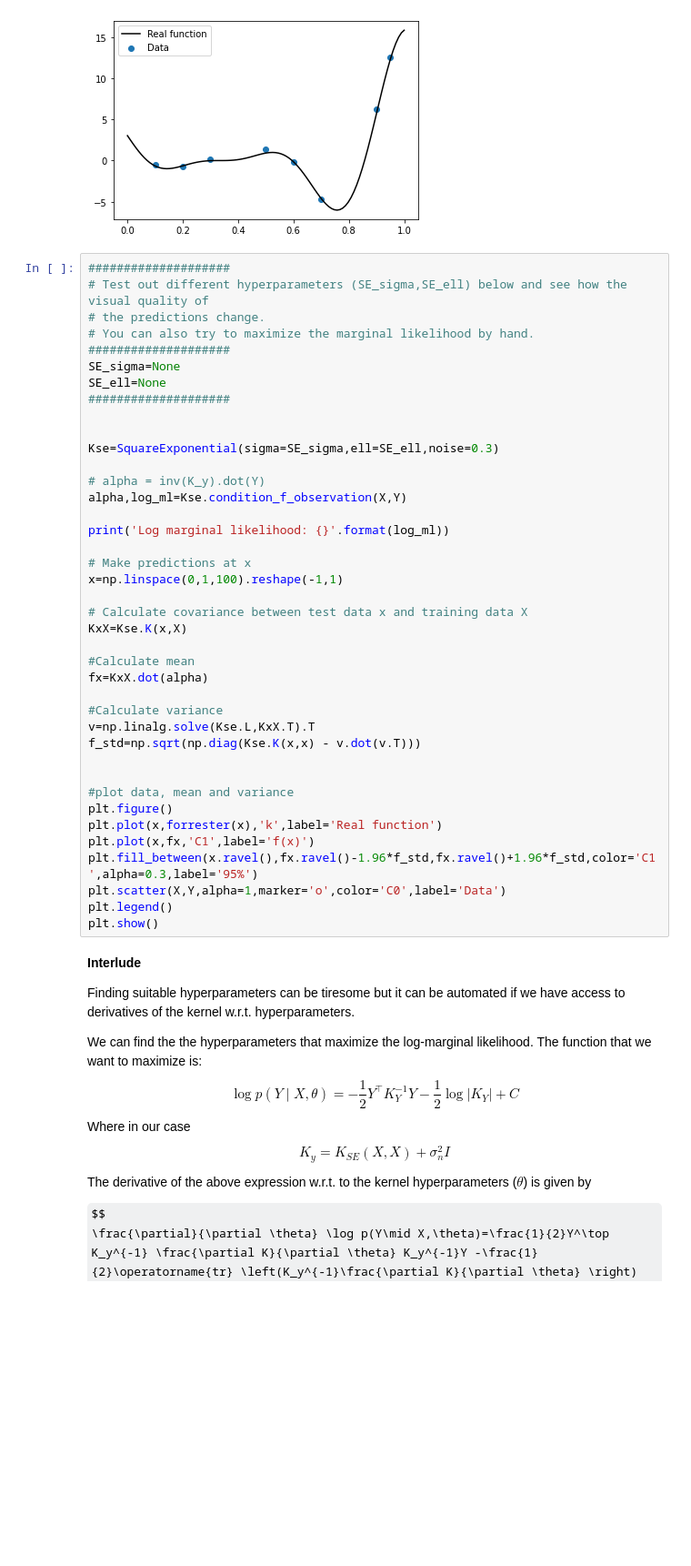
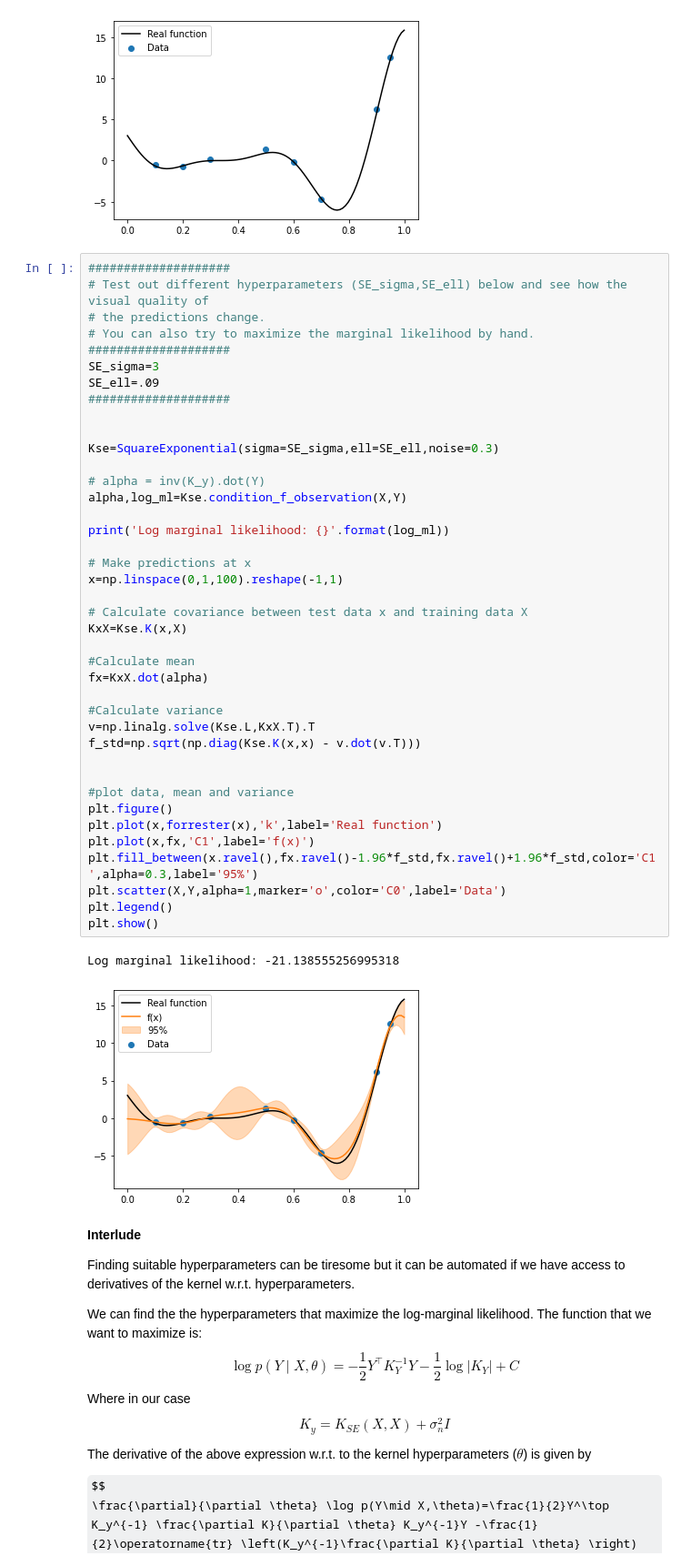
Before and after one commit to Zleander/PML_Exercises, a Jupyter notebook: Ex04/Exercise_04/Exercise_04.ipynb, the cells around one changed output. Shown at 91% size. Saved outputs shown, nothing was run; the diff lists cells and outputs as text; some formulas as TeX source; blank space fills up the shorter version.

```diff
--- a/Ex04/Exercise_04/Exercise_04.ipynb
+++ b/Ex04/Exercise_04/Exercise_04.ipynb
@@ -190,40 +239,43 @@ plt.show()
 # the predictions change.
 # You can also try to maximize the marginal likelihood by hand.
 ####################
-SE_sigma=None
-SE_ell=None
+SE_sigma=3
+SE_ell=.09
 ####################
 
 
 Kse=SquareExponential(sigma=SE_sigma,ell=SE_ell,noise=0.3)
 
 # alpha = inv(K_y).dot(Y)
 alpha,log_ml=Kse.condition_f_observation(X,Y)
 
 print('Log marginal likelihood: {}'.format(log_ml))
 
 # Make predictions at x
 x=np.linspace(0,1,100).reshape(-1,1)
 
 # Calculate covariance between test data x and training data X
 KxX=Kse.K(x,X)
 
 #Calculate mean
 fx=KxX.dot(alpha)
 
 #Calculate variance
 v=np.linalg.solve(Kse.L,KxX.T).T
 f_std=np.sqrt(np.diag(Kse.K(x,x) - v.dot(v.T)))
 
 
 #plot data, mean and variance
 plt.figure()
 plt.plot(x,forrester(x),'k',label='Real function')
 plt.plot(x,fx,'C1',label='f(x)')
 plt.fill_between(x.ravel(),fx.ravel()-1.96*f_std,fx.ravel()+1.96*f_std,color='C1',alpha=0.3,label='95%')
 plt.scatter(X,Y,alpha=1,marker='o',color='C0',label='Data')
 plt.legend()
 plt.show()
+# %% [output]
+Log marginal likelihood: -21.138555256995318
+[figure, added]
 # %% [markdown]
 **Interlude**
 
```
Also changed, not shown: parts of 8 cells of this notebook.
